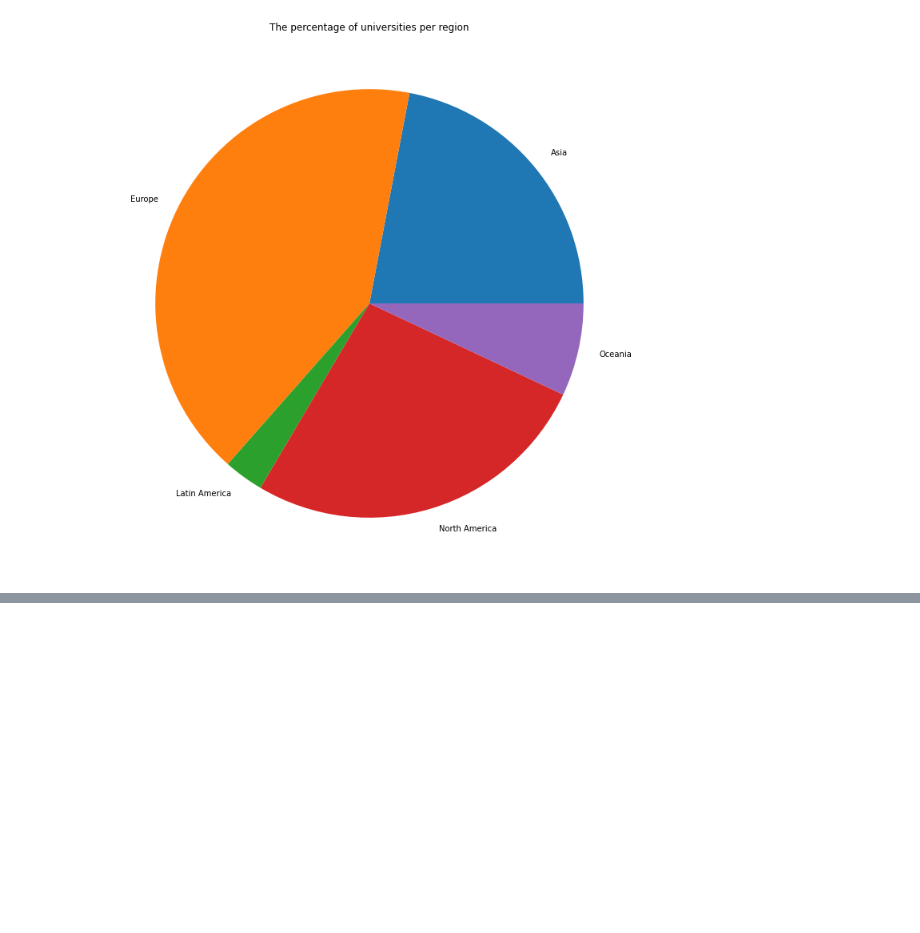
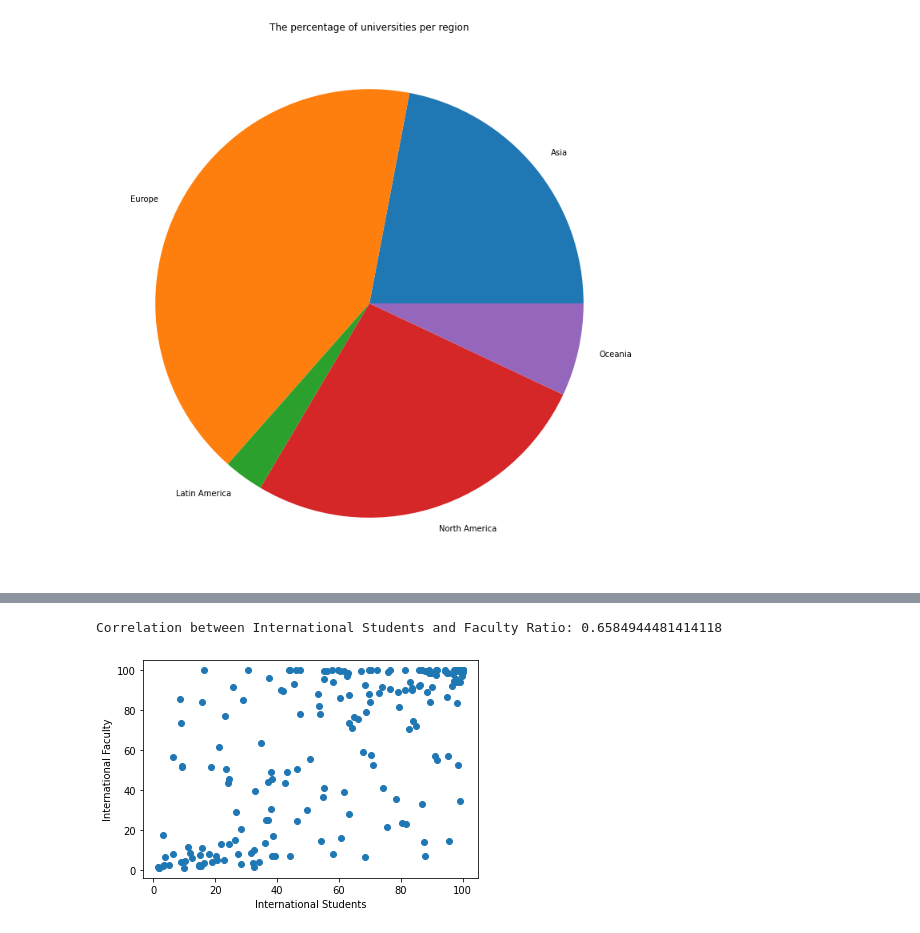
Before and after one commit to SangTheInnovator/University-Ranking-Web-Scraping-And-Data-Analysis, a Jupyter notebook: University_Ranking_Analysis.ipynb, the cells around one changed output, grey strips where cells are left out. Drawn from its saved outputs; the diff is of its cells as text; code cells hidden in the pictures; blank space fills up the shorter version.

```diff
--- a/University_Ranking_Analysis.ipynb
+++ b/University_Ranking_Analysis.ipynb
@@ -144,0 +180,13 @@ plt.show()
+# %%
+uni_ranks['International Faculty Ratio'] = uni_ranks['International Faculty Ratio'].apply(pd.to_numeric, errors='coerce')
+correlation = uni_ranks['International Students Ratio'].corr(uni_ranks['International Faculty Ratio'])
+print('Correlation between International Students and Faculty Ratio:', correlation)
+# %% [output]
+Correlation between International Students and Faculty Ratio: 0.6584944481414118
+# %%
+plt.scatter(uni_ranks['International Students Ratio'], uni_ranks['International Faculty Ratio'])
+plt.xlabel('International Students')
+plt.ylabel('International Faculty')
+plt.show()
+# %% [output]
+[figure, added]
```
Also changed, not shown: parts of 8 cells of this notebook, 3 other files.
